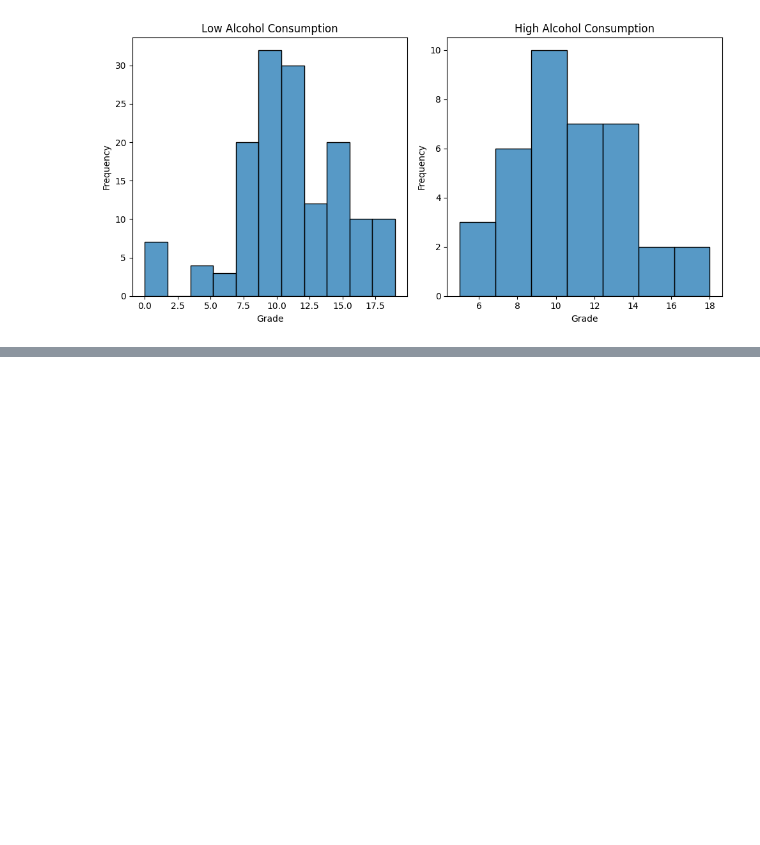
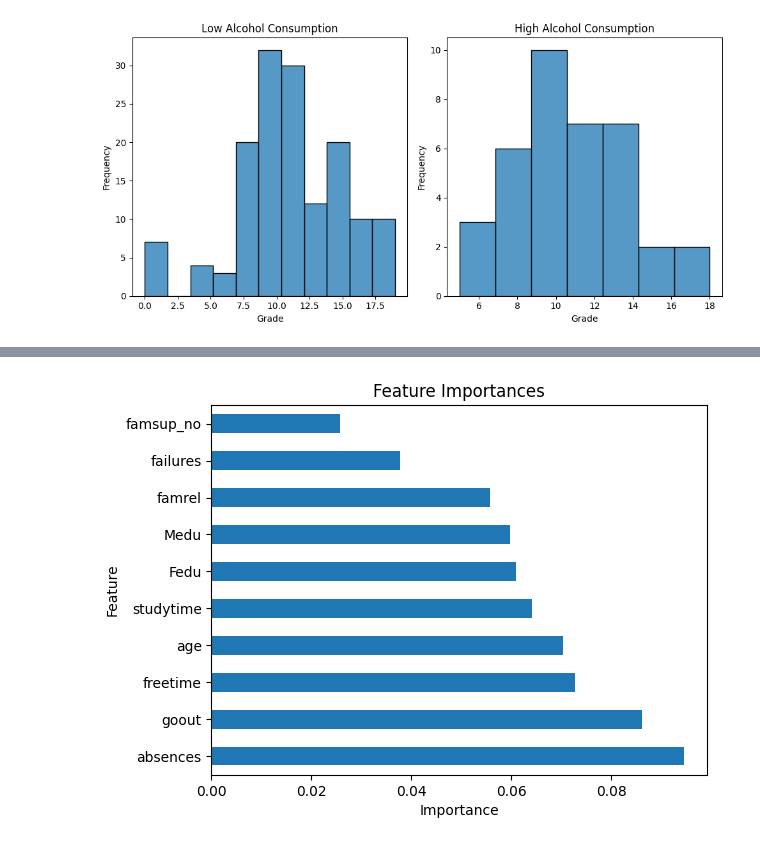
Before and after one commit to aaluzzi/cs2520_project, a Jupyter notebook: data_analysis_alcohol.ipynb, the cells around one changed output, grey strips where cells are left out. Drawn from its saved outputs; the diff is of its cells as text; code cells hidden in the pictures; blank space fills up the shorter version.

```diff
--- a/data_analysis_alcohol.ipynb
+++ b/data_analysis_alcohol.ipynb
@@ -291,0 +277,11 @@ print(mldf)
+# %%
+mldf = pd.read_csv("student-mat.csv")
+
+dropped_columns = ["address", "famsize", "reason", "traveltime"
+                   ,"reason", "paid", "activities", "nursery",
+                    "internet", "romantic", "health", "school", "G1", "G2", "G3" ]
+mldf.drop(dropped_columns, inplace = True, axis = 1)
+
+#sex, age, pstatus, medu, fedu, mjob, fjob, guardian, studytime, failures, schoolsup
+#famsup, higher, famrel, freetime, goout, dalc, walc, absences
+print(mldf)
@@ -291,0 +306,38 @@ print(mldf)
+# %%
+#Converts data into indicator variables to use in the decision trees in the Random Forests
+mldf = pd.get_dummies(mldf)
+#Combine Dalc and Walc like earlier
+mldf["Alc"] = (mldf["Walc"] + mldf["Dalc"]).div(2).round().astype(int)
+#Combine columns to drop
+alcDrop = ['Dalc', 'Walc']
+#Drop columns
+mldf.drop(alcDrop, axis = 1, inplace = True)
+
+#Drop Alc for the X-axis
+X = mldf.drop('Alc', axis=1)
+#Set y equal to 'Alc' data frame
+y = mldf['Alc']
+#Split data into a testing subset and a training subset
+X_train, X_test, y_train, y_test = train_test_split(X, y, test_size=0.2, random_state=42)
+
+#Utilize Random Forest Classifier to generate model
+#n_estimators: number of decision trees in the forest used
+#random_state: sets a seed to a random generator. We must use a fixed integer, like 42, or else we won't have consistent data
+rf_model = RandomForestClassifier(n_estimators=100, random_state=42)
+#Fit the model
+rf_model.fit(X_train, y_train)
+
+#Take what we obtained from the rf_model.feature_importances_ and store it in feature_importances
+feature_importances = rf_model.feature_importances_
+
+#Stores feature importances from the model and their indexes as an array(series) into feat_importances
+feat_importances = pd.Series(feature_importances, index=X.columns)
+#Plot 10 most important features of the data set for student alcohol consumption in a horizontal bar graph
+feat_importances.nlargest(10).plot(kind='barh')
+#Graph labels
+plt.title('Feature Importances')
+plt.xlabel('Importance')
+plt.ylabel('Feature')
+plt.show()
+# %% [output]
+[figure, added]
```
Also changed, not shown: parts of 19 cells of this notebook.
